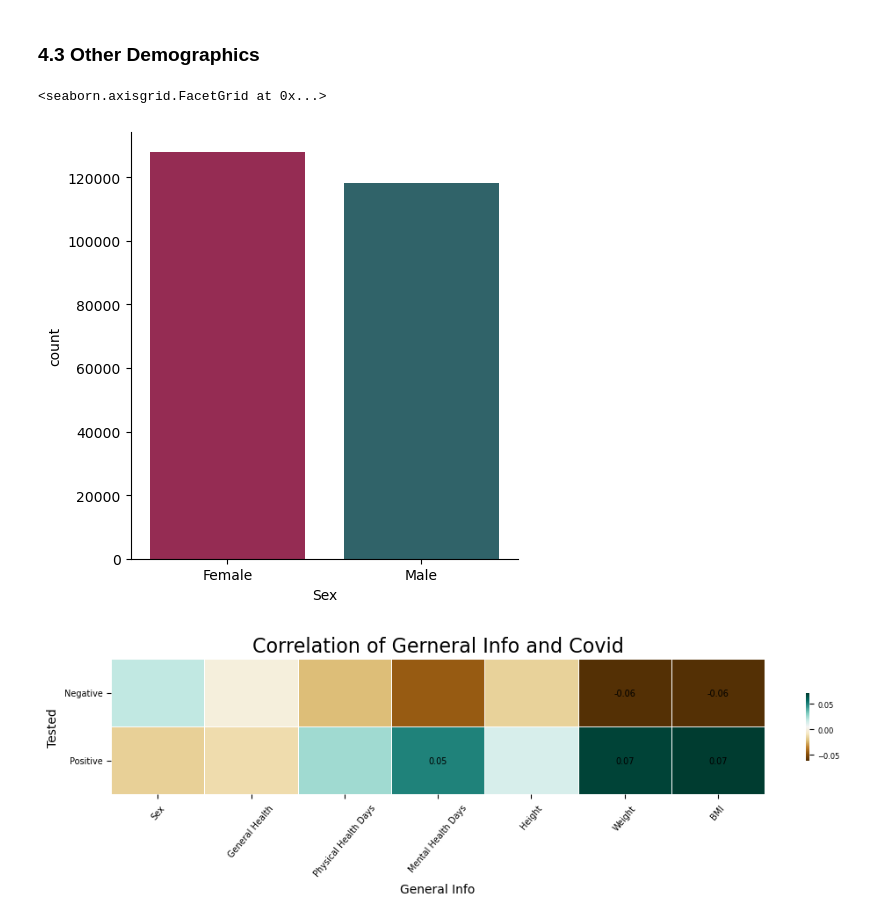
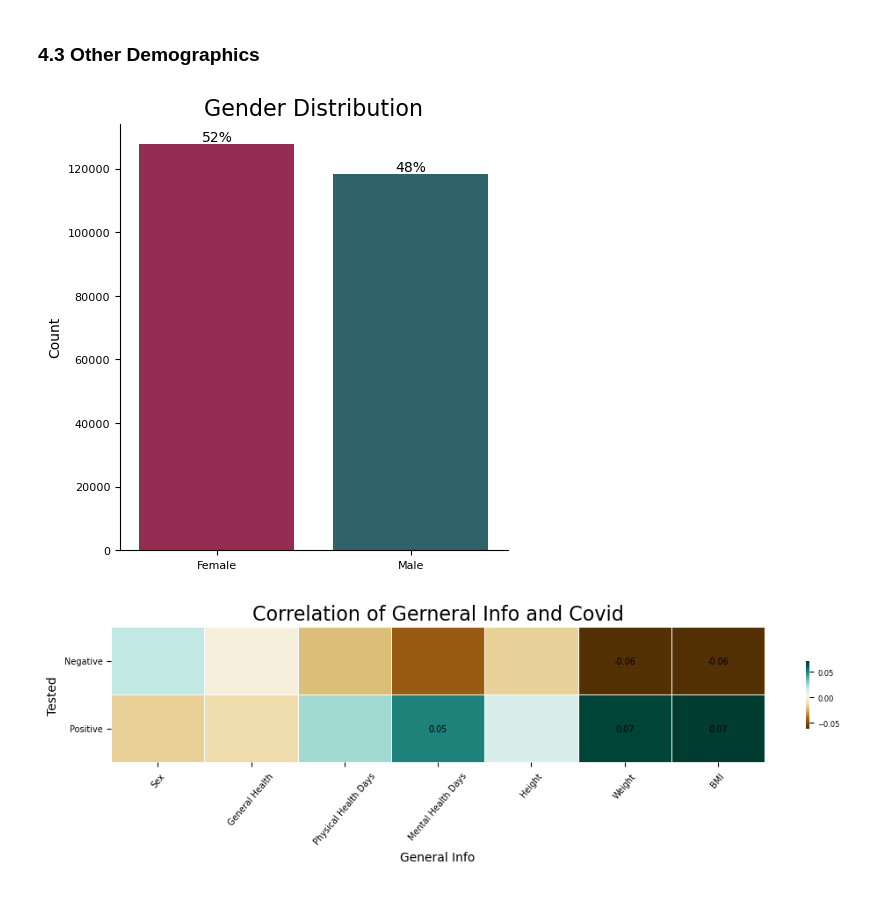
Before and after one commit to Thymin3/Heart-Disease-EDA-and-Visualization, a Jupyter notebook: Heart Disease EDA and Visualization.ipynb, the cells around one changed output. Drawn from its saved outputs; the diff is of its cells as text; code cells hidden in the pictures.

```diff
--- a/Heart Disease EDA and Visualization.ipynb
+++ b/Heart Disease EDA and Visualization.ipynb
@@ -768,10 +771,25 @@ plt.show()
 # %% [markdown]
 ### 4.3 Other Demographics
 # %%
-sns.catplot(kind="count", data=df_original, palette=["#A61B4E", "#266B73"], x="Sex")
+# Plotting
+ax = sns.catplot(kind="count", data=df_original, palette=["#A61B4E", "#266B73"], x="Sex")
+
+# Setting labels and title
+plt.title("Gender Distribution", fontsize=16)
+plt.xlabel("")
+plt.ylabel("Count")
+plt.xticks(fontsize=ticksize)
+plt.yticks(fontsize=ticksize)
+
+# Calculating percentages and using them as annotation
+total_count = len(df_original)
+for p in ax.ax.patches:
+    percentage = "{:.0f}%".format(100 * p.get_height() / total_count)
+    x = p.get_x() + p.get_width() / 2
+    y = p.get_height()
+    ax.ax.text(x, y, percentage, ha="center", va="bottom", fontsize=10)
 # %% [output]
-<seaborn.axisgrid.FacetGrid at 0x...>
-[figure, old version]
+[figure, new version]
 # %%
 # Computing the correlation matrix
 corr_matrix = df_numerical.loc[:, general+covid].corr()
```
Also changed, not shown: parts of 8 cells of this notebook.
